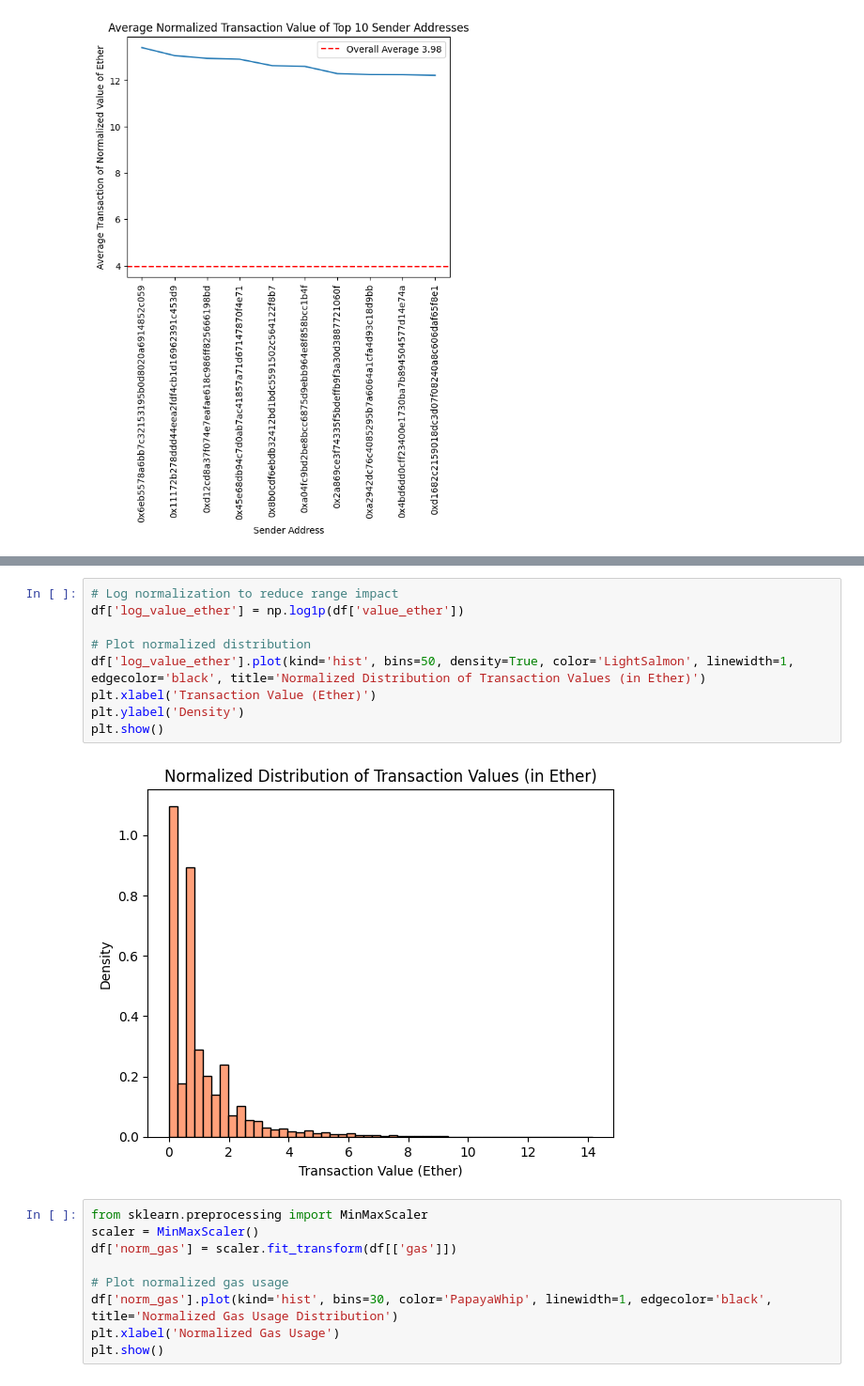
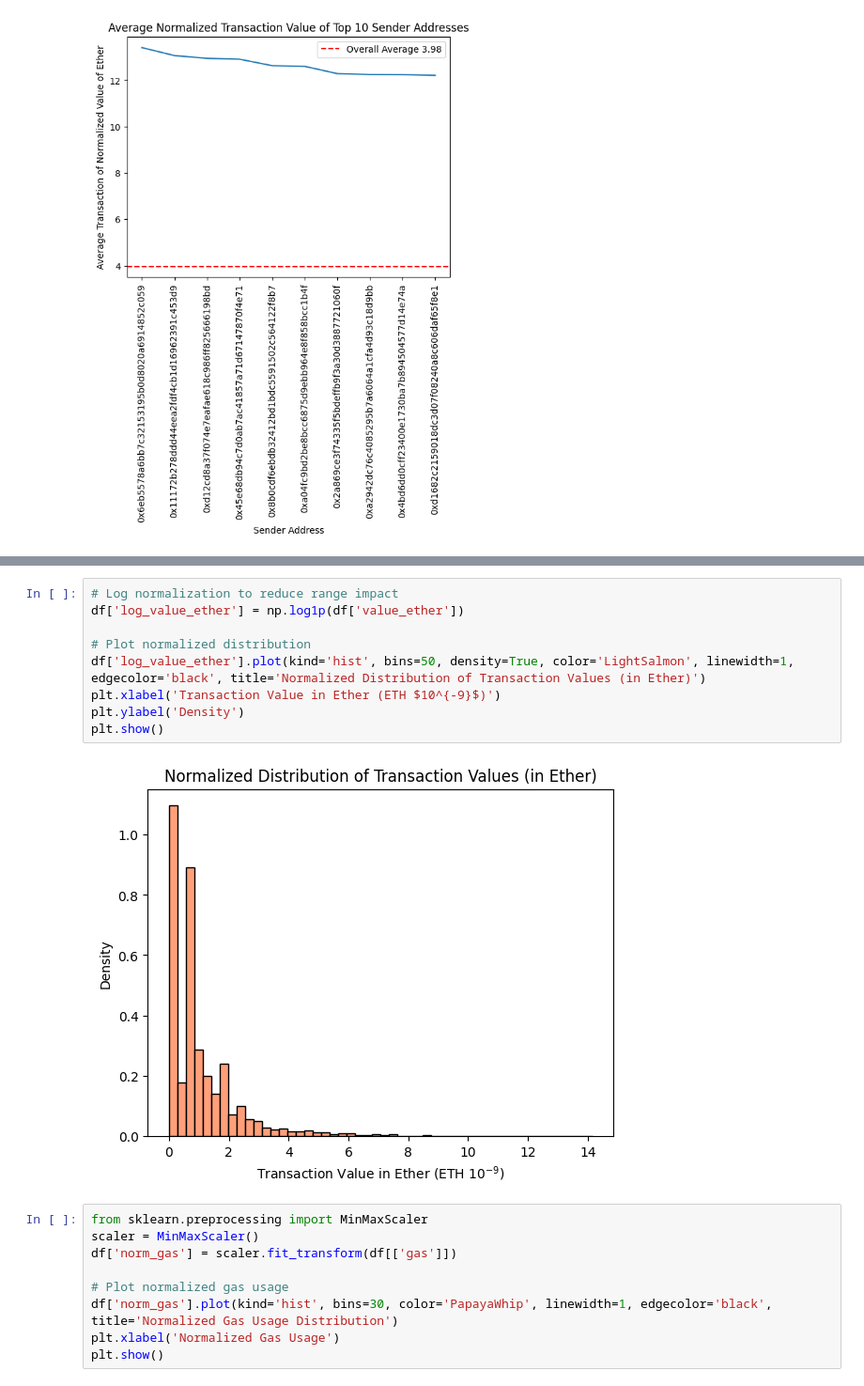
Before and after one commit to DataBuffs/detecting-ethereum-fraud, a Jupyter notebook: main.ipynb, the cells around one changed output, grey strips where cells are left out. Shown at 94% size. Saved outputs shown, nothing was run; the diff lists cells and outputs as text.

```diff
--- a/main.ipynb
+++ b/main.ipynb
@@ -348,14 +348,14 @@ plt.show()
 # %%
 # Log normalization to reduce range impact
 df['log_value_ether'] = np.log1p(df['value_ether'])
 
 # Plot normalized distribution
 df['log_value_ether'].plot(kind='hist', bins=50, density=True, color='LightSalmon', linewidth=1, edgecolor='black', title='Normalized Distribution of Transaction Values (in Ether)')
-plt.xlabel('Transaction Value (Ether)')
+plt.xlabel('Transaction Value in Ether (ETH $10^{-9}$)')
 plt.ylabel('Density')
 plt.show()
 # %% [output]
-[figure, old version]
+[figure, new version]
 # %%
 from sklearn.preprocessing import MinMaxScaler
 scaler = MinMaxScaler()
```
Also changed, not shown: parts of 5 cells of this notebook.
